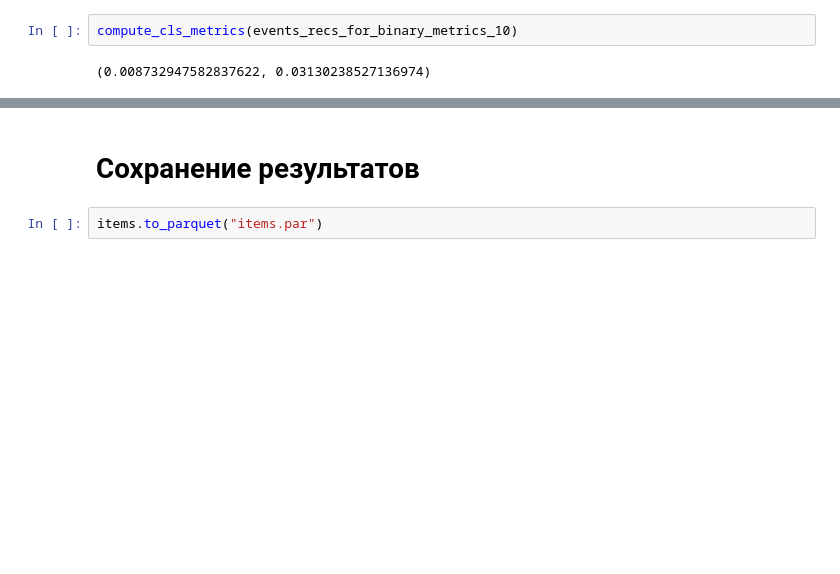
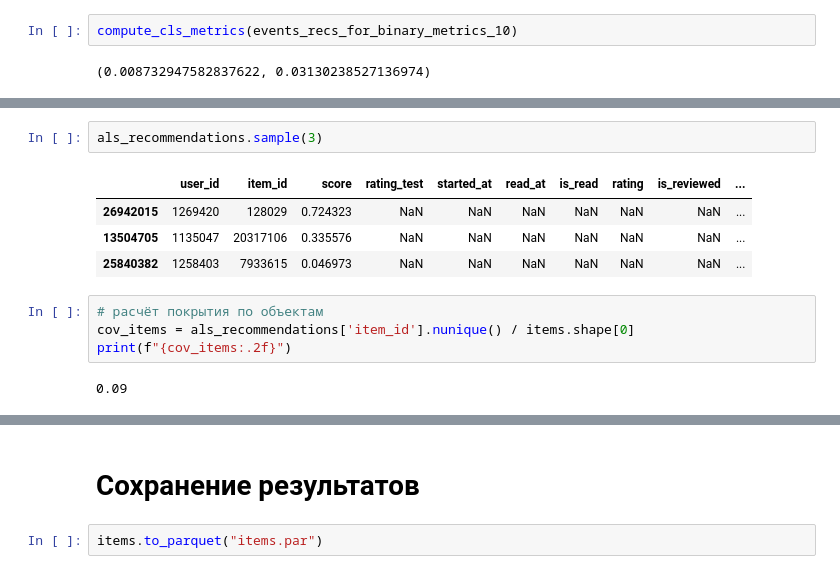
Before and after one commit to Jonzzi/mle-recsys-start, a Jupyter notebook: preprocessing.ipynb, the cells around one changed output, grey strips where cells are left out. Cells and saved outputs as stored; diff of their text form; blank space fills up the shorter version.

```diff
--- a/preprocessing.ipynb
+++ b/preprocessing.ipynb
@@ -1322,0 +1353,13 @@ compute_cls_metrics(events_recs_for_binary_metrics_10)
+# %%
+als_recommendations.sample(3)
+# %% [output]
+|  | user_id | item_id | score | rating_test | started_at | read_at | is_read | rating | is_reviewed | ... |
+| 26942015 | 1269420 | 128029 | 0.724323 | NaN | NaN | NaN | NaN | NaN | NaN | ... |
+| 13504705 | 1135047 | 20317106 | 0.335576 | NaN | NaN | NaN | NaN | NaN | NaN | ... |
+| 25840382 | 1258403 | 7933615 | 0.046973 | NaN | NaN | NaN | NaN | NaN | NaN | ... |
+# %%
+# расчёт покрытия по объектам
+cov_items = als_recommendations['item_id'].nunique() / items.shape[0]
+print(f"{cov_items:.2f}")
+# %% [output]
+0.09
```
Also changed, not shown: parts of 52 cells of this notebook, 5 other files.
